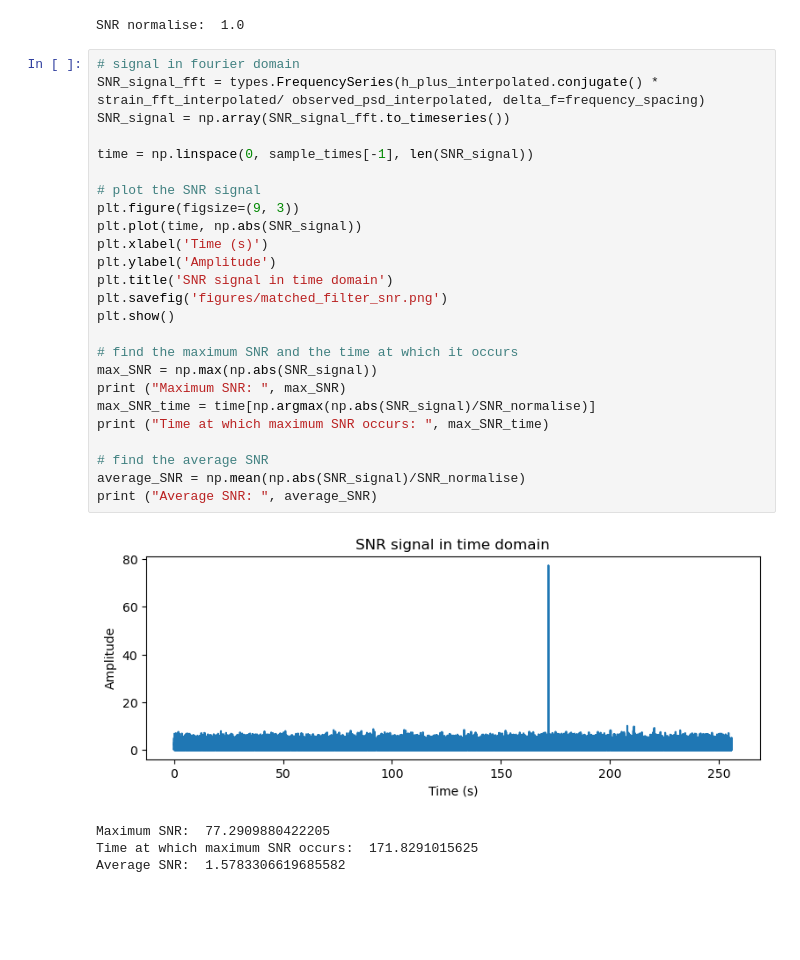
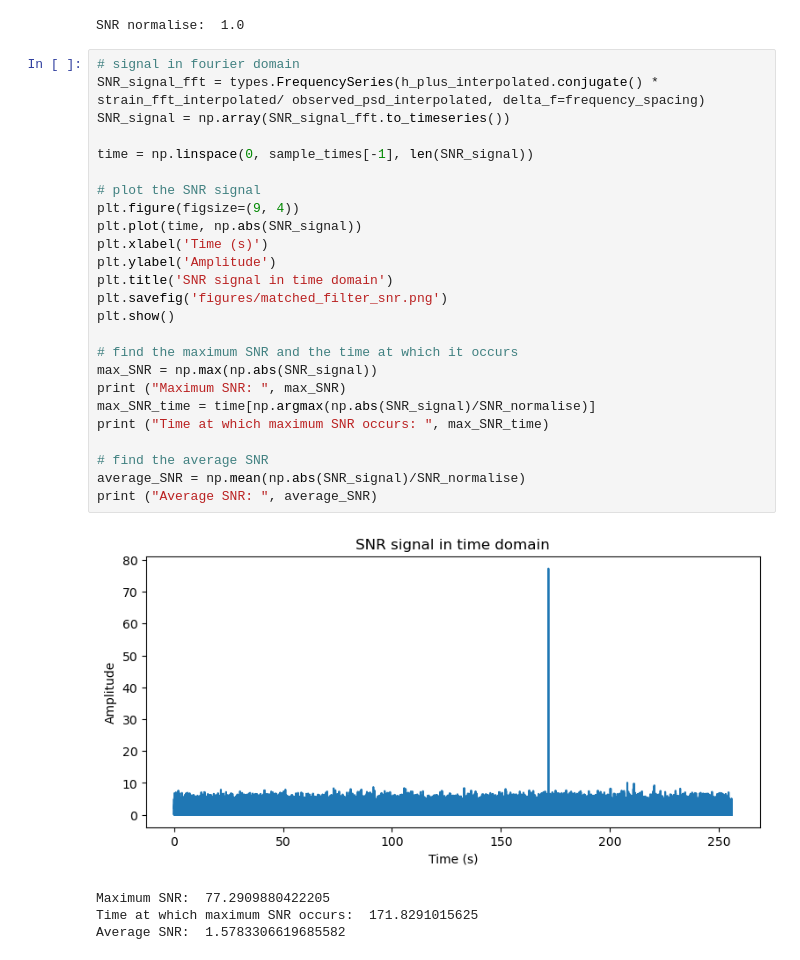
Before and after one commit to ZhongXinyu/Gravitational-Waves-Detection, a Jupyter notebook: part2.ipynb, the cells around one changed output. Drawn from its saved outputs; the diff is of its cells as text; blank space fills up the shorter version.

```diff
--- a/part2.ipynb
+++ b/part2.ipynb
@@ -268,30 +271,30 @@ SNR normalise:  1.0
 # %%
 # signal in fourier domain
 SNR_signal_fft = types.FrequencySeries(h_plus_interpolated.conjugate() * strain_fft_interpolated/ observed_psd_interpolated, delta_f=frequency_spacing)
 SNR_signal = np.array(SNR_signal_fft.to_timeseries())
 
 time = np.linspace(0, sample_times[-1], len(SNR_signal))
 
 # plot the SNR signal
-plt.figure(figsize=(9, 3))
+plt.figure(figsize=(9, 4))
 plt.plot(time, np.abs(SNR_signal))
 plt.xlabel('Time (s)')
 plt.ylabel('Amplitude')
 plt.title('SNR signal in time domain')
 plt.savefig('figures/matched_filter_snr.png')
 plt.show()
 
 # find the maximum SNR and the time at which it occurs
 max_SNR = np.max(np.abs(SNR_signal))
 print ("Maximum SNR: ", max_SNR)
 max_SNR_time = time[np.argmax(np.abs(SNR_signal)/SNR_normalise)]
 print ("Time at which maximum SNR occurs: ", max_SNR_time)
 
 # find the average SNR
 average_SNR = np.mean(np.abs(SNR_signal)/SNR_normalise)
 print ("Average SNR: ", average_SNR)
 # %% [output]
-[figure, old version]
+[figure, new version]
 Maximum SNR:  77.2909880422205
 Time at which maximum SNR occurs:  171.8291015625
 Average SNR:  1.5783306619685582
```
Also changed, not shown: parts of 3 cells of this notebook.
